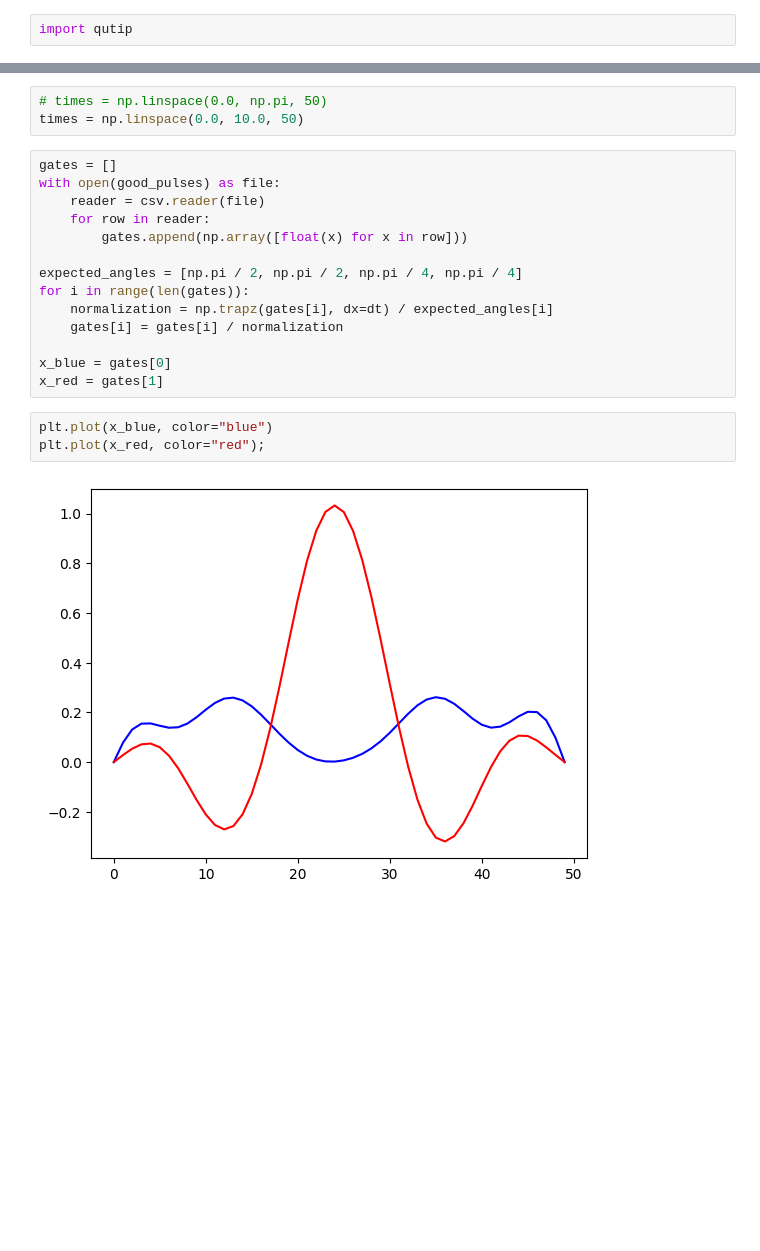
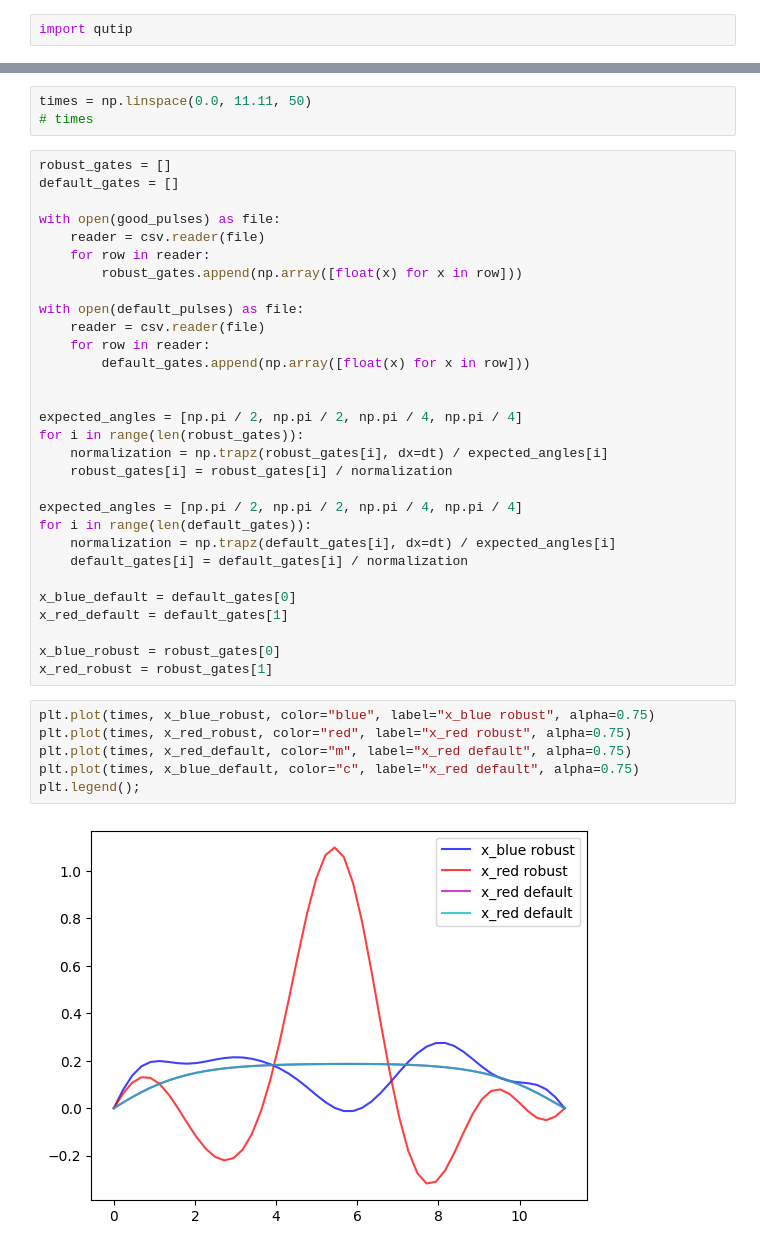
Before and after one commit to andgoldschmidt/pulse-simulator, a Jupyter notebook: notebooks/05_testing_pulses.ipynb, the cells around one changed output, grey strips where cells are left out. Drawn from its saved outputs; the diff is of its cells as text; blank space fills up the shorter version.

```diff
--- a/notebooks/05_testing_pulses.ipynb
+++ b/notebooks/05_testing_pulses.ipynb
@@ -117,24 +128,43 @@ H_t_ind = qutip.Qobj(Hj_drift.data)
 # %%
-# times = np.linspace(0.0, np.pi, 50)
-times = np.linspace(0.0, 10.0, 50)
+times = np.linspace(0.0, 11.11, 50)
+# times
 # %%
-gates = []
+robust_gates = []
+default_gates = []
+
 with open(good_pulses) as file:
     reader = csv.reader(file)
     for row in reader:
-        gates.append(np.array([float(x) for x in row]))
+        robust_gates.append(np.array([float(x) for x in row]))
+
+with open(default_pulses) as file:
+    reader = csv.reader(file)
+    for row in reader:
+        default_gates.append(np.array([float(x) for x in row]))
+
 
 expected_angles = [np.pi / 2, np.pi / 2, np.pi / 4, np.pi / 4]
-for i in range(len(gates)):
-    normalization = np.trapz(gates[i], dx=dt) / expected_angles[i]
-    gates[i] = gates[i] / normalization
+for i in range(len(robust_gates)):
+    normalization = np.trapz(robust_gates[i], dx=dt) / expected_angles[i]
+    robust_gates[i] = robust_gates[i] / normalization
 
-x_blue = gates[0]
-x_red = gates[1]
+expected_angles = [np.pi / 2, np.pi / 2, np.pi / 4, np.pi / 4]
+for i in range(len(default_gates)):
+    normalization = np.trapz(default_gates[i], dx=dt) / expected_angles[i]
+    default_gates[i] = default_gates[i] / normalization
+
+x_blue_default = default_gates[0]
+x_red_default = default_gates[1]
+
+x_blue_robust = robust_gates[0]
+x_red_robust = robust_gates[1]
-# %%
-plt.plot(x_blue, color="blue")
-plt.plot(x_red, color="red");
-# %% [output]
-[figure, removed]
+# %%
+plt.plot(times, x_blue_robust, color="blue", label="x_blue robust", alpha=0.75)
+plt.plot(times, x_red_robust, color="red", label="x_red robust", alpha=0.75)
+plt.plot(times, x_red_default, color="m", label="x_red default", alpha=0.75)
+plt.plot(times, x_blue_default, color="c", label="x_red default", alpha=0.75)
+plt.legend();
+# %% [output]
+[figure, added]
 # %%
 H_0_control = qutip.Qobj(Hs_control[0].data)
```
Also changed, not shown: parts of 10 cells of this notebook.
